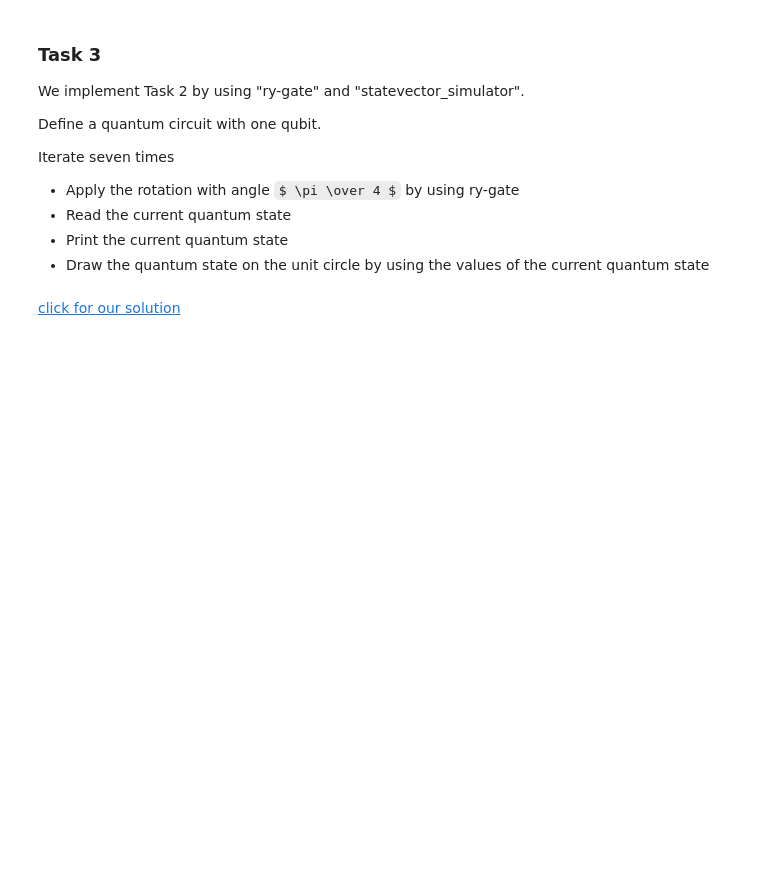
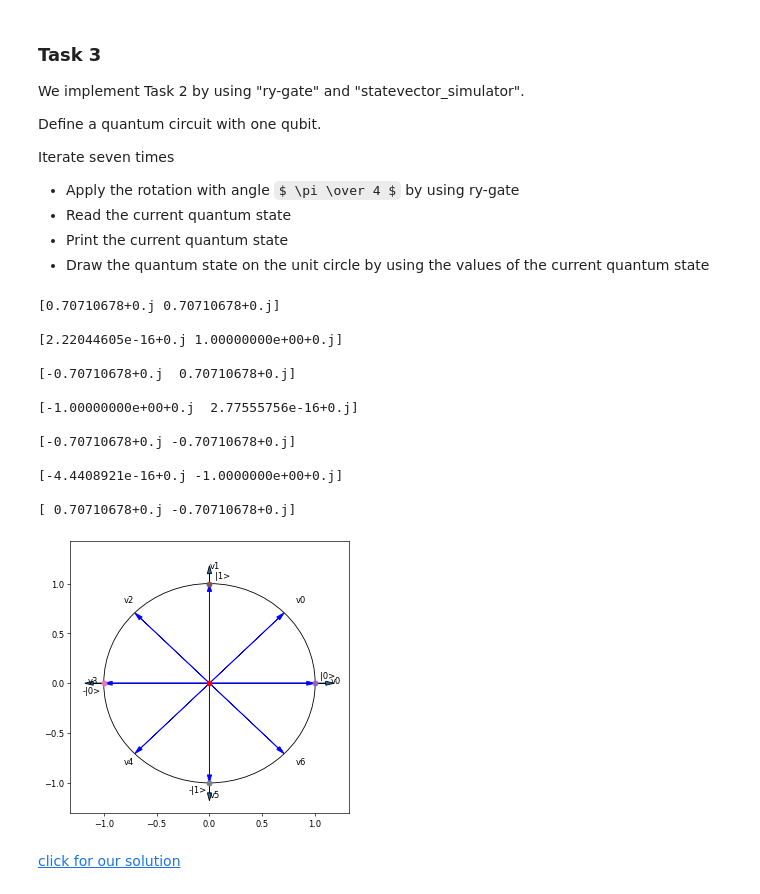
Before and after one commit to dev-aditya/QWorld_Summer_School_2021, a Jupyter notebook: quantum-with-qiskit/Q44_Rotations.ipynb, the cells around one changed output. Saved outputs shown, nothing was run; the diff lists cells and outputs as text; code cells hidden in the pictures; some formulas as TeX source; blank space fills up the shorter version.

```diff
--- a/quantum-with-qiskit/Q44_Rotations.ipynb
+++ b/quantum-with-qiskit/Q44_Rotations.ipynb
@@ -166,0 +152,44 @@ draw_quantum_state(x,y,"v0")
+# %%
+%run quantum.py
+
+draw_qubit()
+
+[x,y]=[1,0]
+
+draw_quantum_state(x,y,"v0")
+
+from qiskit import QuantumCircuit, QuantumRegister, Aer, execute, ClassicalRegister
+pi = np.pi
+
+qb = QuantumRegister(1)
+cb = ClassicalRegister(1)
+
+qc = QuantumCircuit(qb, cb)
+
+for i in range(7):
+    qc.ry(2*(pi/4), qb[0])
+
+    #qc.measure(qb, cb)
+
+    job = execute(qc,Aer.get_backend('statevector_simulator'),optimization_level=0)
+
+    current_quantum_state = job.result().get_statevector(qc)
+
+    print(current_quantum_state, "\n")
+
+    draw_quantum_state(current_quantum_state[0].real,current_quantum_state[1].real,f"v{i}")
+# %% [output]
+[0.70710678+0.j 0.70710678+0.j]
+
+[2.22044605e-16+0.j 1.00000000e+00+0.j]
+
+[-0.70710678+0.j  0.70710678+0.j]
+
+[-1.00000000e+00+0.j  2.77555756e-16+0.j]
+
+[-0.70710678+0.j -0.70710678+0.j]
+
+[-4.4408921e-16+0.j -1.0000000e+00+0.j]
+
+[ 0.70710678+0.j -0.70710678+0.j]
+[figure, added]
```
Also changed, not shown: parts of 9 cells of this notebook, 18 other files.
